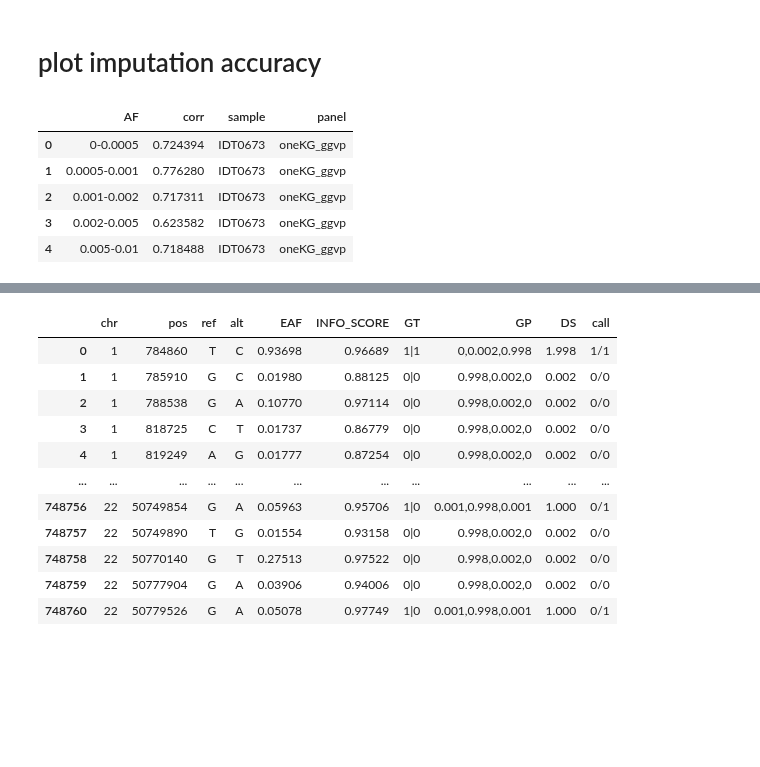
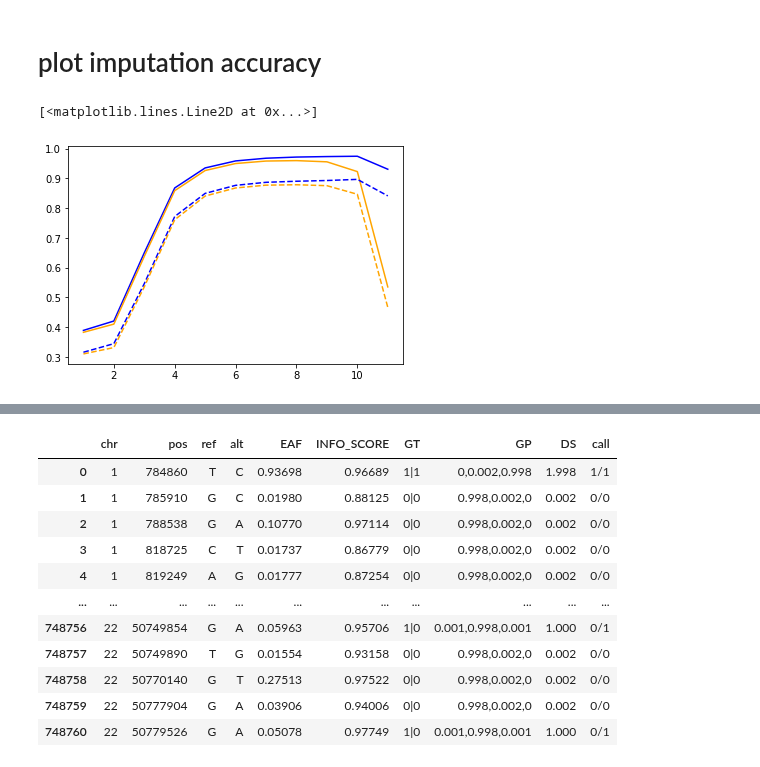
Before and after one commit to Suuuuuuuus/LCWGS_pipeline, a Jupyter notebook: scripts/lcwgs_dump.ipynb, the cells around one changed output, grey strips where cells are left out. Saved outputs shown, nothing was run; the diff lists cells and outputs as text; code cells hidden in the pictures; blank space fills up the shorter version.

```diff
--- a/scripts/lcwgs_dump.ipynb
+++ b/scripts/lcwgs_dump.ipynb
@@ -107,43 +169,25 @@ quilt_af = quilt_af.rename(columns = {'EAF': 'prop'})
 lcwgSus.plot_afs(chip_af, quilt_af, save_fig = True)
 # %% [markdown]
 # plot imputation accuracy
+# %%
+linker = pd.read_csv('data/metadata/sample_linker.csv', sep = ',')
+samples = pd.read_csv('chip.tsv', header = None, names = ['Code'])['Code'].to_list()
+linker = linker[linker['Chip_Name'].isin(samples)]
+# fv = linker[(linker['Chip_Name'].isin(samples)) & (~linker['Sample_Name'].str.contains('mini'))]
+# mini = linker[(linker['Chip_Name'].isin(samples)) & (linker['Sample_Name'].str.contains('mini'))]
+samples_all = linker['Seq_Name'].to_list()
+# samples_fv = fv['Seq_Name'].to_list()
+# samples_mini = mini['Seq_Name'].to_list()
+panels = ['oneKG', 'oneKG_ggvp']
 # %%
-# To be restructured later together with pipelines
-linker = pd.read_csv('data/metadata/sample_linker.csv', sep = ',')
-# def read_r2(samples, indir):
-ggvp = []
-onekg = []
-for i in samples:
-    file_count = len([f for f in os.listdir("/well/band/users/rbx225/GAMCC/results/imputation/tmp/"+i+"/")])
-    if file_count == 2:
-        df1 = pd.read_csv("results/imputation/tmp/"+i+"/oneKG_ggvp_imputation_accuracy.csv", sep = '\t', dtype = {
-            'Unnamed: 0': str,
-            'Imputation Accuracy': float,
-            'Bin Count': str
-        }).iloc[2:,:]
-        df1['panel'] = 'oneKG_ggvp'
-        df1['Bin Count'] = i
-        df1.columns = ['AF', 'corr', 'sample', 'panel']
-        df1['AF'] = df1['AF'].shift(1).fillna('0') + '-' + df1['AF']
-        df1['AF'] = df1['AF'].astype("category")
-        ggvp.append(df1)
-        df2 = pd.read_csv("results/imputation/tmp/"+i+"/oneKG_imputation_accuracy.csv", sep = '\t', dtype = {
-            'Unnamed: 0': str,
-            'Imputation Accuracy': float,
-            'Bin Count': str
-        }).iloc[2:,:]
-        df2['panel'] = 'oneKG'
-        df2['Bin Count'] = i
-        df2.columns = ['AF', 'corr', 'sample', 'panel']
-        df2['AF'] = df2['AF'].shift(1).fillna('0') + '-' + df2['AF']
-        df2['AF'] = df2['AF'].astype("category")
-        onekg.append(df2)
-res = pd.concat(ggvp + onekg).reset_index(drop = True)
-res.head()
+r2_fv = lcwgSus.read_r2(panels, samples_fv)
+r2_fv = lcwgSus.aggregate_r2(r2_fv)
+r2_mini = lcwgSus.read_r2(panels, samples_mini)
+r2_mini = lcwgSus.aggregate_r2(r2_mini)
+plt.plot(np.arange(1, r2_fv[0].shape[0]+1), r2_fv[0]['corr'], label = 'oneKG', c = 'blue')
+plt.plot(np.arange(1, r2_fv[1].shape[0]+1), r2_fv[1]['corr'], label = 'oneKG_ggvp', c = 'orange')
+plt.plot(np.arange(1, r2_mini[0].shape[0]+1), r2_mini[0]['corr'], label = 'oneKG_mini', c = 'blue', ls = '--')
+plt.plot(np.arange(1, r2_mini[1].shape[0]+1), r2_mini[1]['corr'], label = 'oneKG_ggvp_mini', c = 'orange', ls = '--')
 # %% [output]
-|  | AF | corr | sample | panel |
-| 0 | 0-0.0005 | 0.724394 | IDT0673 | oneKG_ggvp |
-| 1 | 0.0005-0.001 | 0.776280 | IDT0673 | oneKG_ggvp |
-| 2 | 0.001-0.002 | 0.717311 | IDT0673 | oneKG_ggvp |
-| 3 | 0.002-0.005 | 0.623582 | IDT0673 | oneKG_ggvp |
-| 4 | 0.005-0.01 | 0.718488 | IDT0673 | oneKG_ggvp |
+[<matplotlib.lines.Line2D at 0x...>]
+[figure, added]
```
Also changed, not shown: parts of 7 cells of this notebook, 3 other files.
